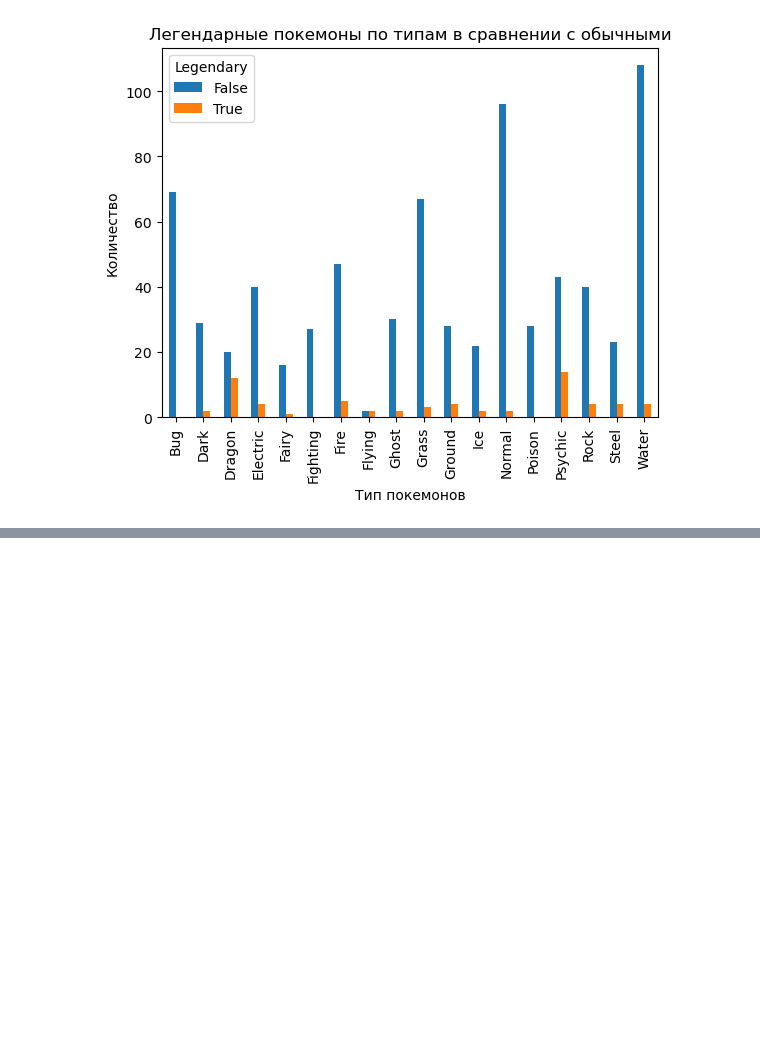
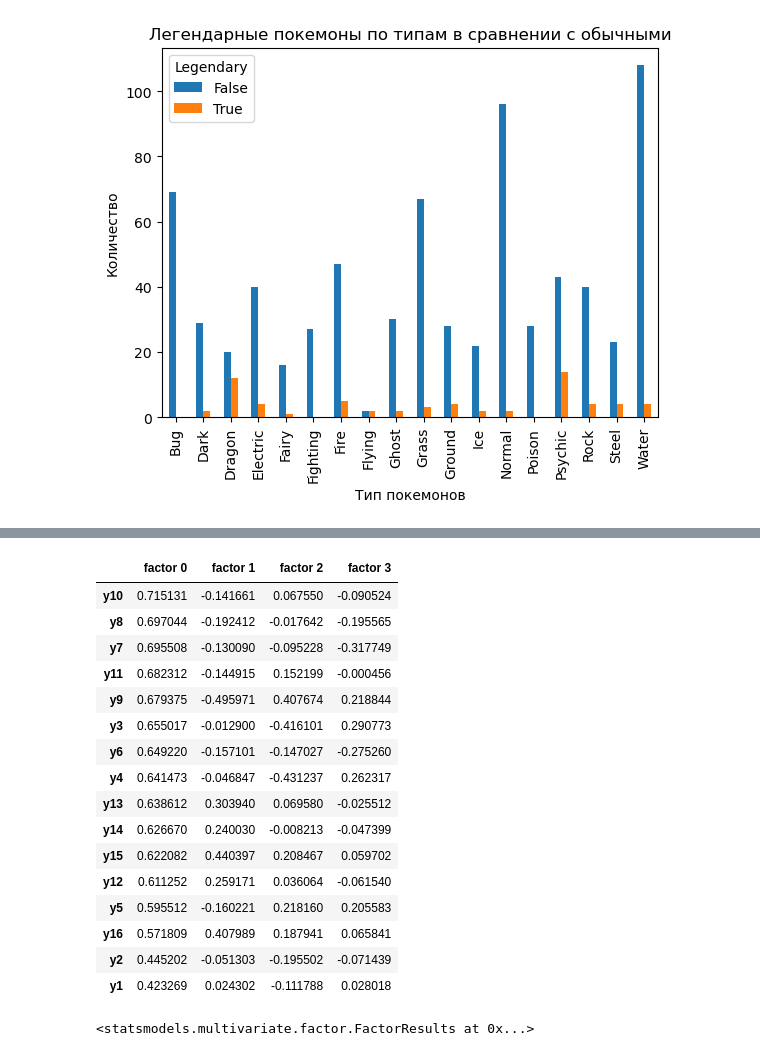
Before and after one commit to ilyinss/yandex_handbooks, a Jupyter notebook: pandan_data analysis in sociology/hw.ipynb, the cells around one changed output, grey strips where cells are left out. Cells and saved outputs as stored; diff of their text form; code cells hidden in the pictures; blank space fills up the shorter version.

```diff
--- a/pandan_data analysis in sociology/hw.ipynb
+++ b/pandan_data analysis in sociology/hw.ipynb
@@ -485,0 +613,24 @@ plt.show()
+# %%
+res.get_loadings_frame(threshold=0.3)
+# %% [output]
+|  | factor 0 | factor 1 | factor 2 | factor 3 |
+| y10 | 0.715131 | -0.141661 | 0.067550 | -0.090524 |
+| y8 | 0.697044 | -0.192412 | -0.017642 | -0.195565 |
+| y7 | 0.695508 | -0.130090 | -0.095228 | -0.317749 |
+| y11 | 0.682312 | -0.144915 | 0.152199 | -0.000456 |
+| y9 | 0.679375 | -0.495971 | 0.407674 | 0.218844 |
+| y3 | 0.655017 | -0.012900 | -0.416101 | 0.290773 |
+| y6 | 0.649220 | -0.157101 | -0.147027 | -0.275260 |
+| y4 | 0.641473 | -0.046847 | -0.431237 | 0.262317 |
+| y13 | 0.638612 | 0.303940 | 0.069580 | -0.025512 |
+| y14 | 0.626670 | 0.240030 | -0.008213 | -0.047399 |
+| y15 | 0.622082 | 0.440397 | 0.208467 | 0.059702 |
+| y12 | 0.611252 | 0.259171 | 0.036064 | -0.061540 |
+| y5 | 0.595512 | -0.160221 | 0.218160 | 0.205583 |
+| y16 | 0.571809 | 0.407989 | 0.187941 | 0.065841 |
+| y2 | 0.445202 | -0.051303 | -0.195502 | -0.071439 |
+| y1 | 0.423269 | 0.024302 | -0.111788 | 0.028018 |
+# %%
+res
+# %% [output]
+<statsmodels.multivariate.factor.FactorResults at 0x...>
```
Also changed, not shown: parts of 17 cells of this notebook, 1 other file.
